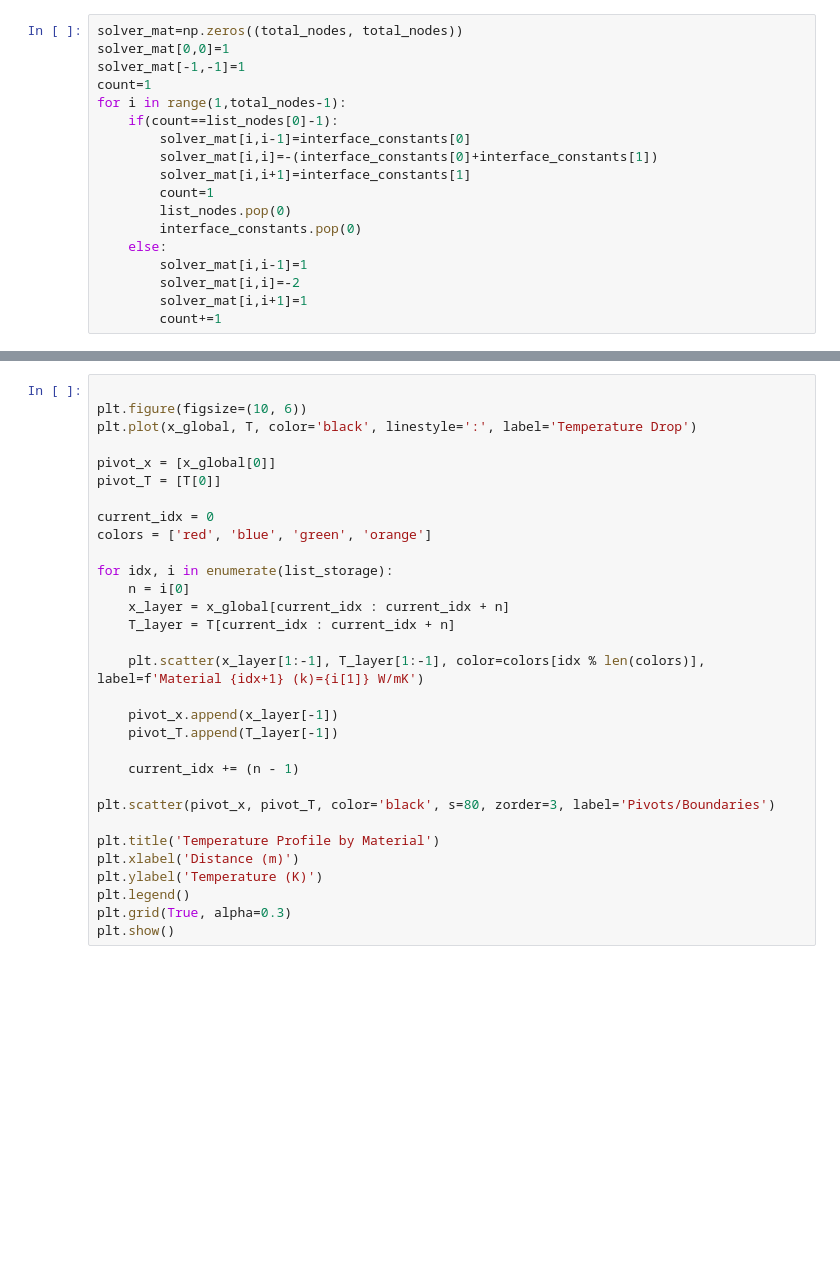
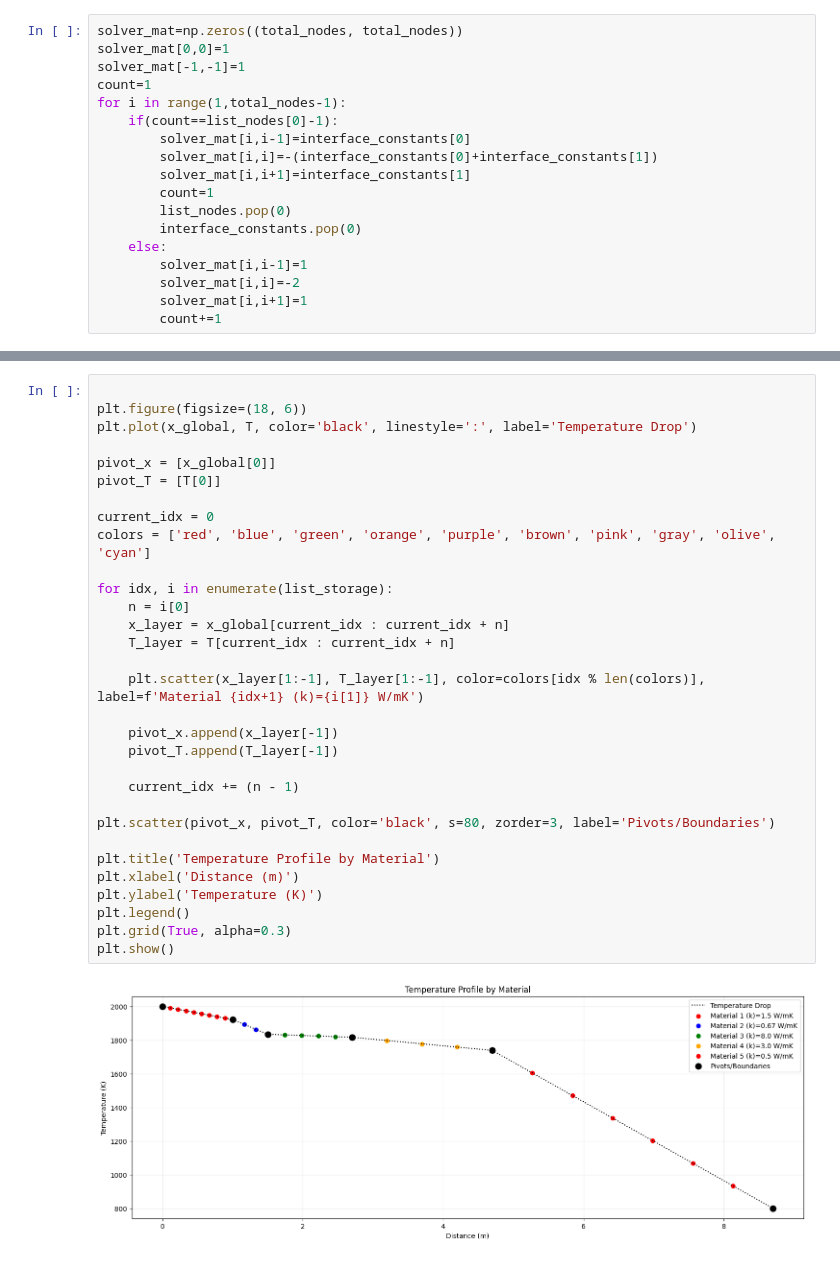
Before and after one commit to ruchirpadhye/1D-Heat-Eq-FDM-Analysis, a Jupyter notebook: FDM Analysis.ipynb, the cells around one changed output, grey strips where cells are left out. Cells and saved outputs as stored; diff of their text form; blank space fills up the shorter version.

```diff
--- a/FDM Analysis.ipynb
+++ b/FDM Analysis.ipynb
@@ -103,31 +133,33 @@ x_global = np.array(x_global)
 # %%
 
-plt.figure(figsize=(10, 6))
+plt.figure(figsize=(18, 6))
 plt.plot(x_global, T, color='black', linestyle=':', label='Temperature Drop')
 
 pivot_x = [x_global[0]]
 pivot_T = [T[0]]
 
 current_idx = 0
-colors = ['red', 'blue', 'green', 'orange']
+colors = ['red', 'blue', 'green', 'orange', 'purple', 'brown', 'pink', 'gray', 'olive', 'cyan']
 
 for idx, i in enumerate(list_storage):
     n = i[0]
     x_layer = x_global[current_idx : current_idx + n]
     T_layer = T[current_idx : current_idx + n]
 
     plt.scatter(x_layer[1:-1], T_layer[1:-1], color=colors[idx % len(colors)], label=f'Material {idx+1} (k)={i[1]} W/mK')
 
     pivot_x.append(x_layer[-1])
     pivot_T.append(T_layer[-1])
 
     current_idx += (n - 1)
 
 plt.scatter(pivot_x, pivot_T, color='black', s=80, zorder=3, label='Pivots/Boundaries')
 
 plt.title('Temperature Profile by Material')
 plt.xlabel('Distance (m)')
 plt.ylabel('Temperature (K)')
 plt.legend()
 plt.grid(True, alpha=0.3)
 plt.show()
+# %% [output]
+[figure, added]
```
Also changed, not shown: parts of 2 cells of this notebook.
